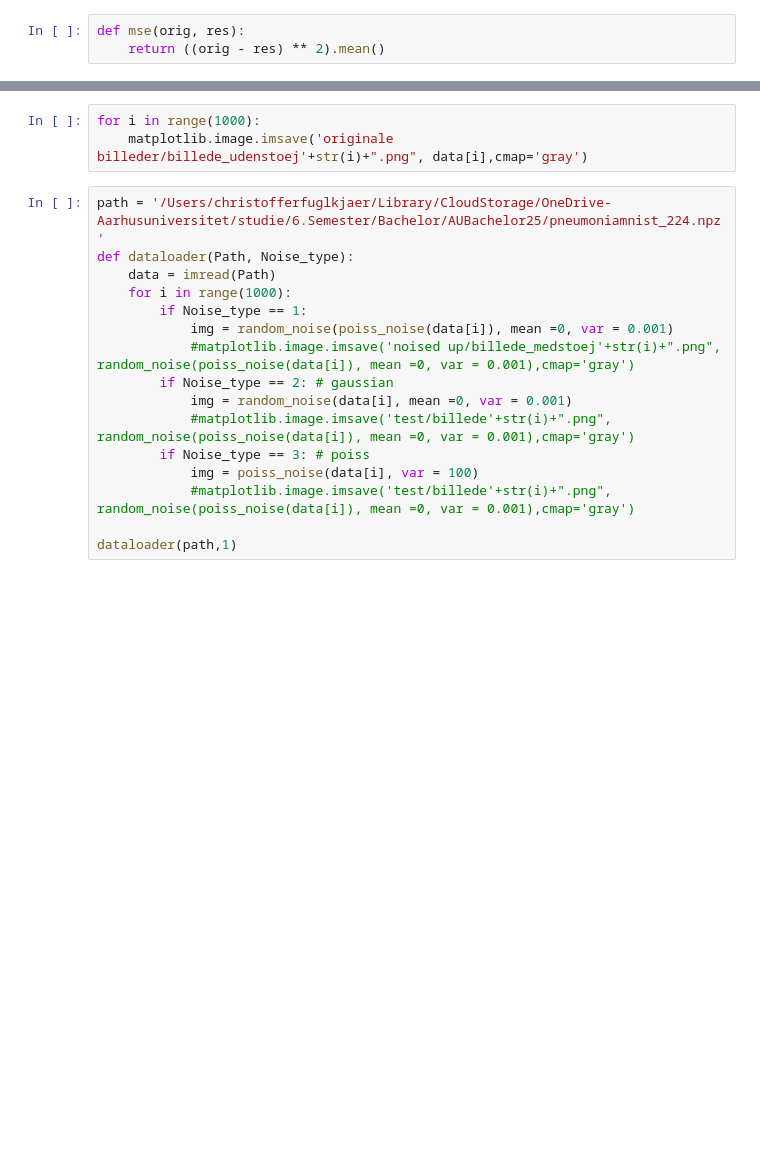
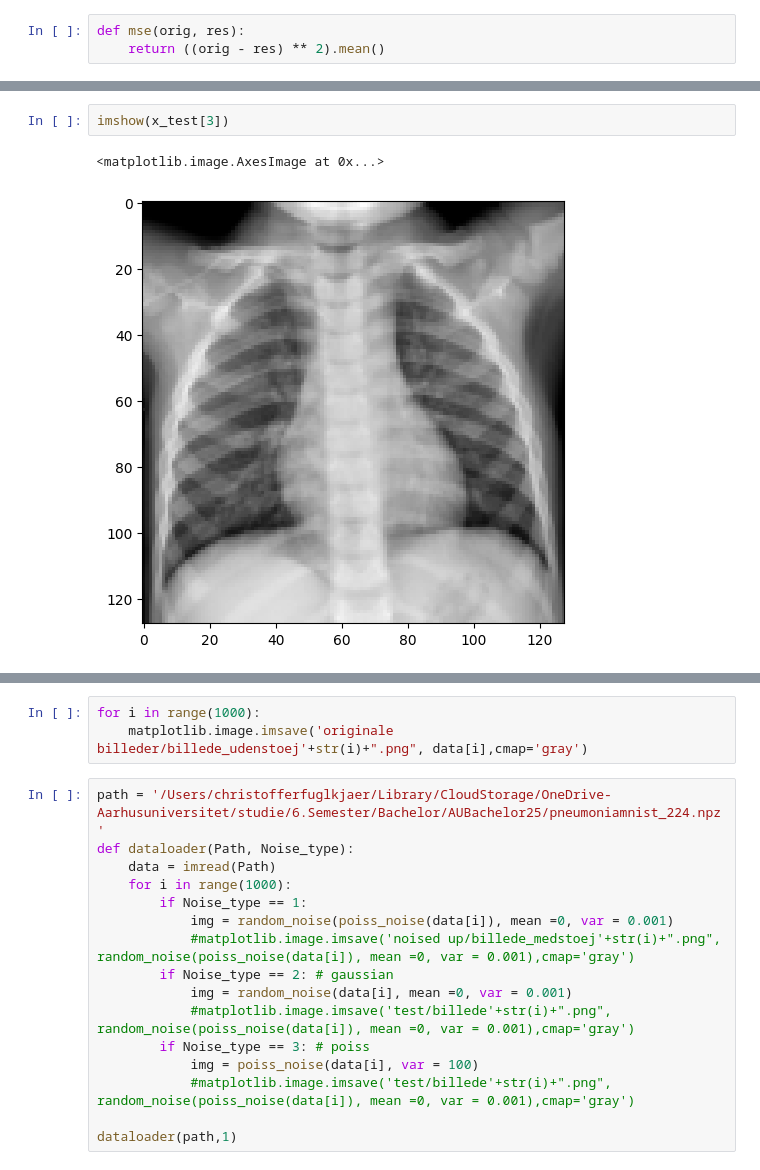
Before and after one commit to Christofferfuglkjaer/AUBachelor25, a Jupyter notebook: Kode/AE made in tensorflow.ipynb, the cells around one changed output, grey strips where cells are left out. Drawn from its saved outputs; the diff is of its cells as text; blank space fills up the shorter version.

```diff
--- a/Kode/AE made in tensorflow.ipynb
+++ b/Kode/AE made in tensorflow.ipynb
@@ -293,3 +307,8 @@ plt.show()
+# %%
+imshow(x_test[3])
+# %% [output]
+<matplotlib.image.AxesImage at 0x...>
+[figure, added]
 # %%
 image_noeffect = data[0]
 
```
Also changed, not shown: parts of 9 cells of this notebook.
